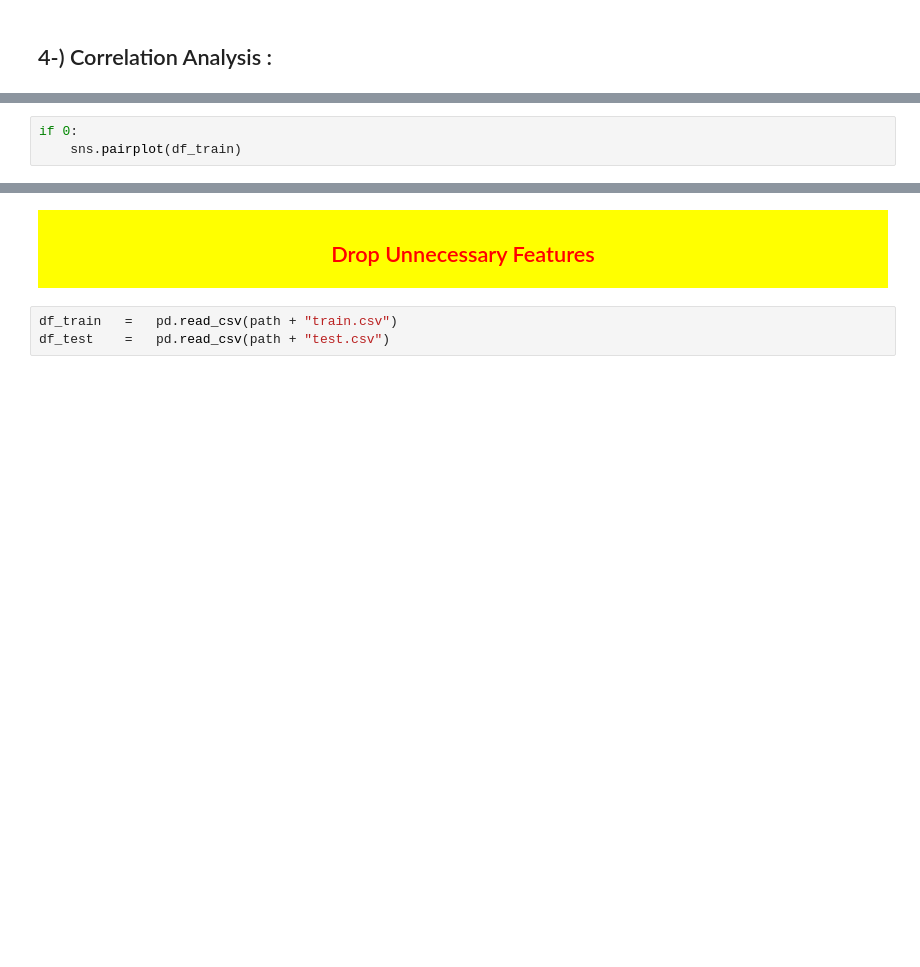
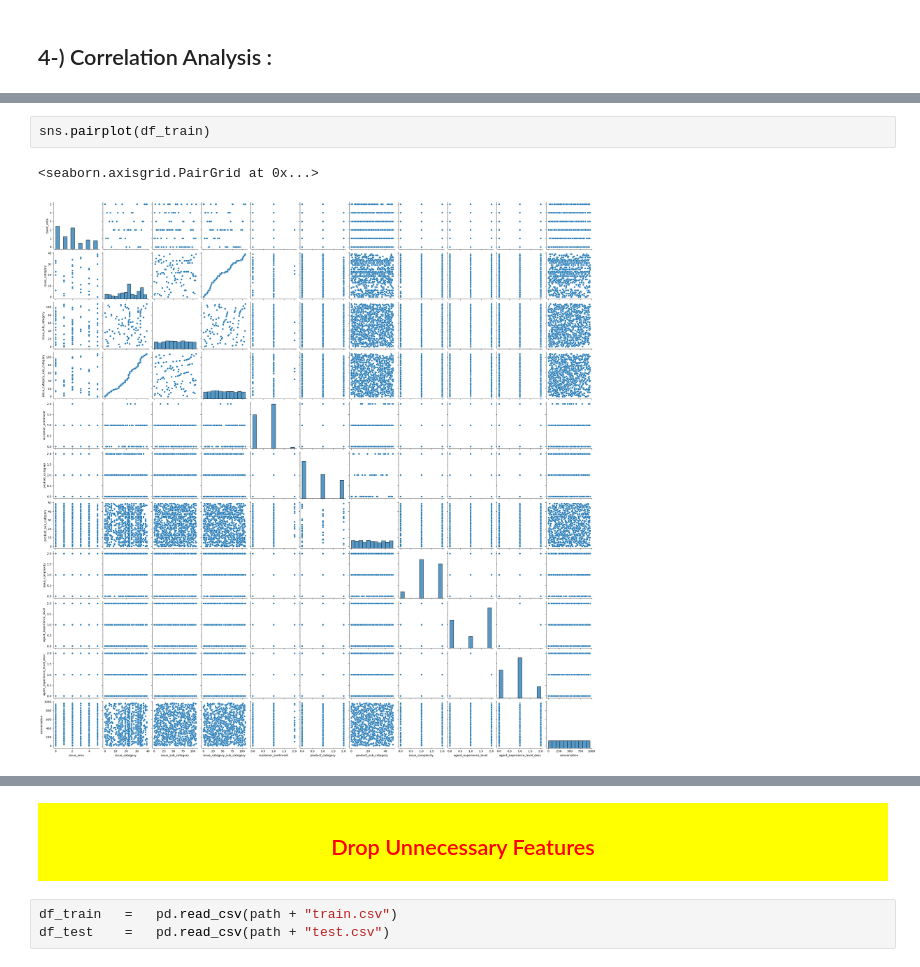
Before and after one commit to turgay-yildiz/DI-725-Transformers-and-Attention-Based-Deep-Networks-, a Jupyter notebook: Assignment_1/DI_725_Assignment_1__2697258.ipynb, the cells around one changed output, grey strips where cells are left out. Cells and saved outputs as stored; diff of their text form; blank space fills up the shorter version.

```diff
--- a/Assignment_1/DI_725_Assignment_1__2697258.ipynb
+++ b/Assignment_1/DI_725_Assignment_1__2697258.ipynb
@@ -158,4 +211,6 @@ if 0:
 # %%
-if 0:
-    sns.pairplot(df_train)
+sns.pairplot(df_train)
+# %% [output]
+<seaborn.axisgrid.PairGrid at 0x...>
+[figure, added]
 # %%
```
Also changed, not shown: parts of 48 cells of this notebook.
